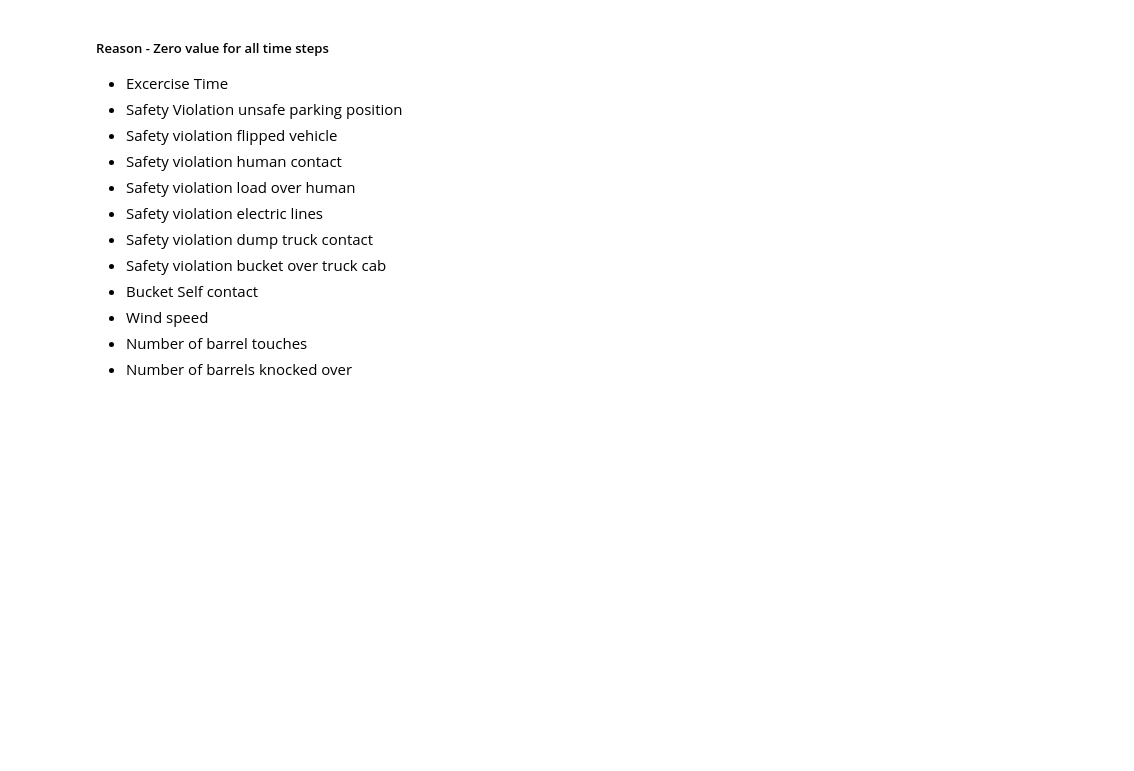
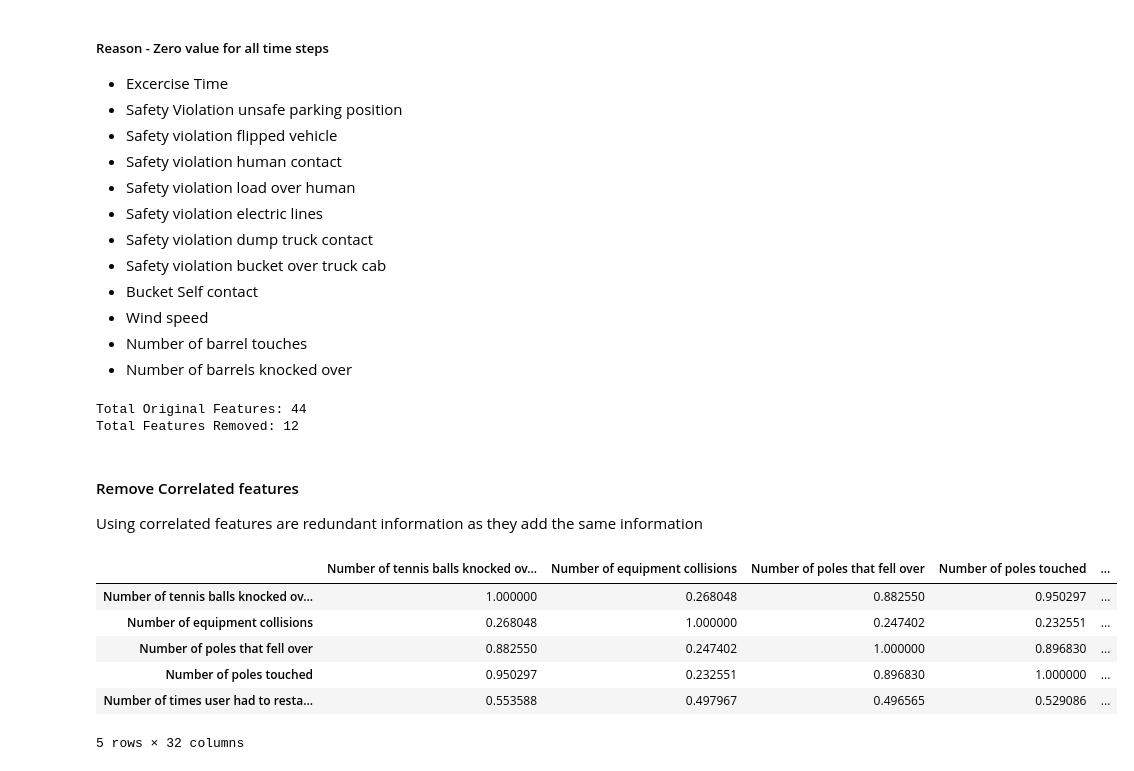
Before and after one commit to pranavAL/InvRL_Auto-Evaluate, a Jupyter notebook: EDA.ipynb, the cells around one changed output. Saved outputs shown, nothing was run; the diff lists cells and outputs as text; code cells hidden in the pictures; blank space fills up the shorter version.

```diff
--- a/EDA.ipynb
+++ b/EDA.ipynb
@@ -108,3 +112,31 @@ show_deviation_all_features_with_time()
 * Wind speed
 * Number of barrel touches
 * Number of barrels knocked over
+# %%
+features_to_skip = ['Exercise Time', 'Safety violation unsafe parking position', 'Safety violation Flipped Vehicle', 'Safety violation human contact',
+                    'Safety violation load over human', 'Safety violation electrical lines', 'Safety violation dump truck contact',
+                    'Safety violation bucket over truck cab', 'Bucket Self Contact', 'Wind speed', 'Number of barrels touches',
+                    'Number of barrels knocked over']
+
+print(f"Total Original Features: {len(data.columns[3:])}")
+print(f"Total Features Removed: {len(features_to_skip)}")
+
+data.drop(columns=features_to_skip, inplace=True)
+# %% [output]
+Total Original Features: 44
+Total Features Removed: 12
+# %% [markdown]
+#### Remove Correlated features
+
+Using correlated features are redundant information as they add the same information
+# %%
+data_corr = data.loc[:,data.columns[3:]].corr()
+data_corr.head()
+# %% [output]
+|  | Number of tennis balls knocked ov... | Number of equipment collisions | Number of poles that fell over | Number of poles touched | ... |
+| Number of tennis balls knocked ov... | 1.000000 | 0.268048 | 0.882550 | 0.950297 | ... |
+| Number of equipment collisions | 0.268048 | 1.000000 | 0.247402 | 0.232551 | ... |
+| Number of poles that fell over | 0.882550 | 0.247402 | 1.000000 | 0.896830 | ... |
+| Number of poles touched | 0.950297 | 0.232551 | 0.896830 | 1.000000 | ... |
+| Number of times user had to resta... | 0.553588 | 0.497967 | 0.496565 | 0.529086 | ... |
+5 rows × 32 columns
```
Also changed, not shown: parts of 3 cells of this notebook.
